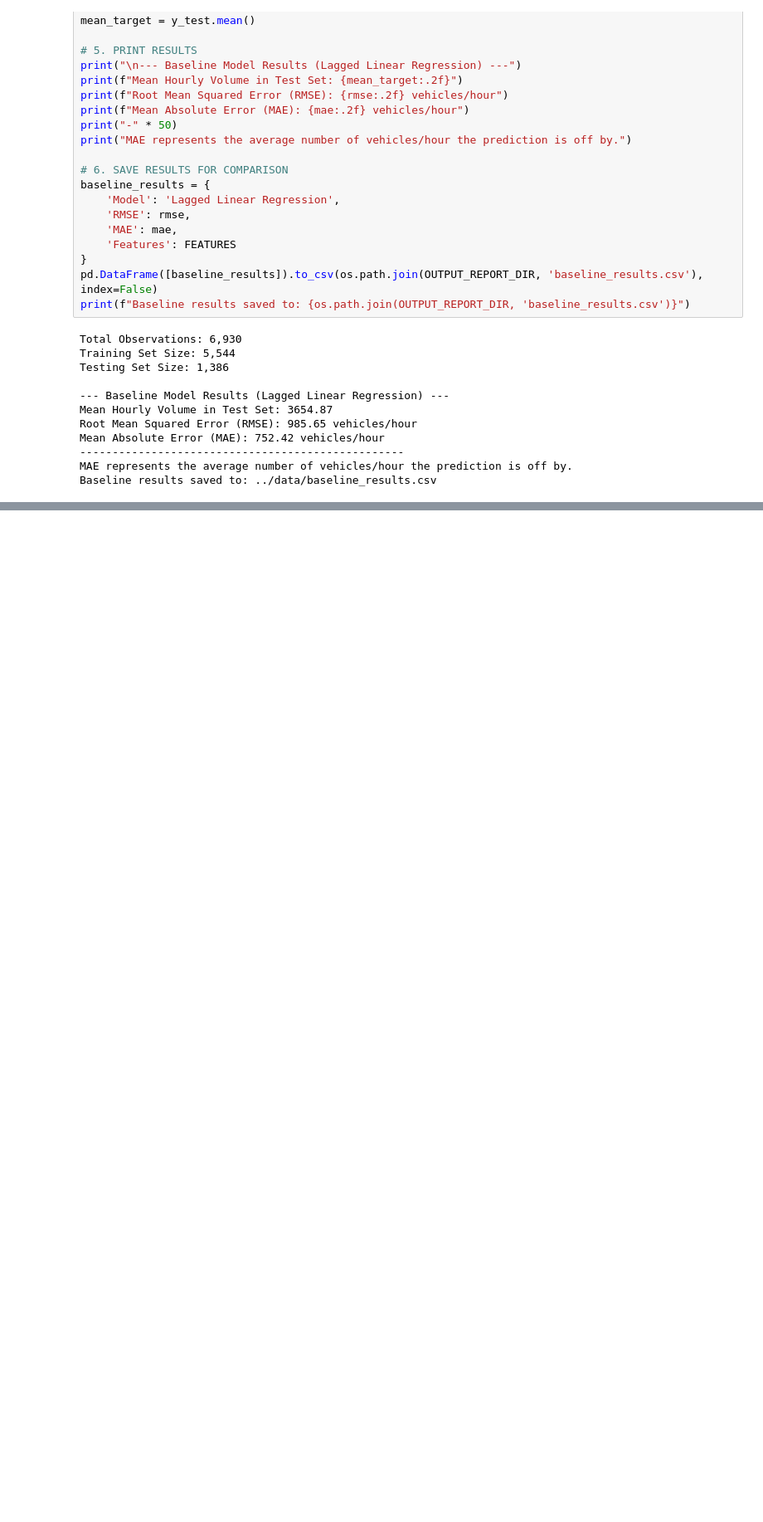
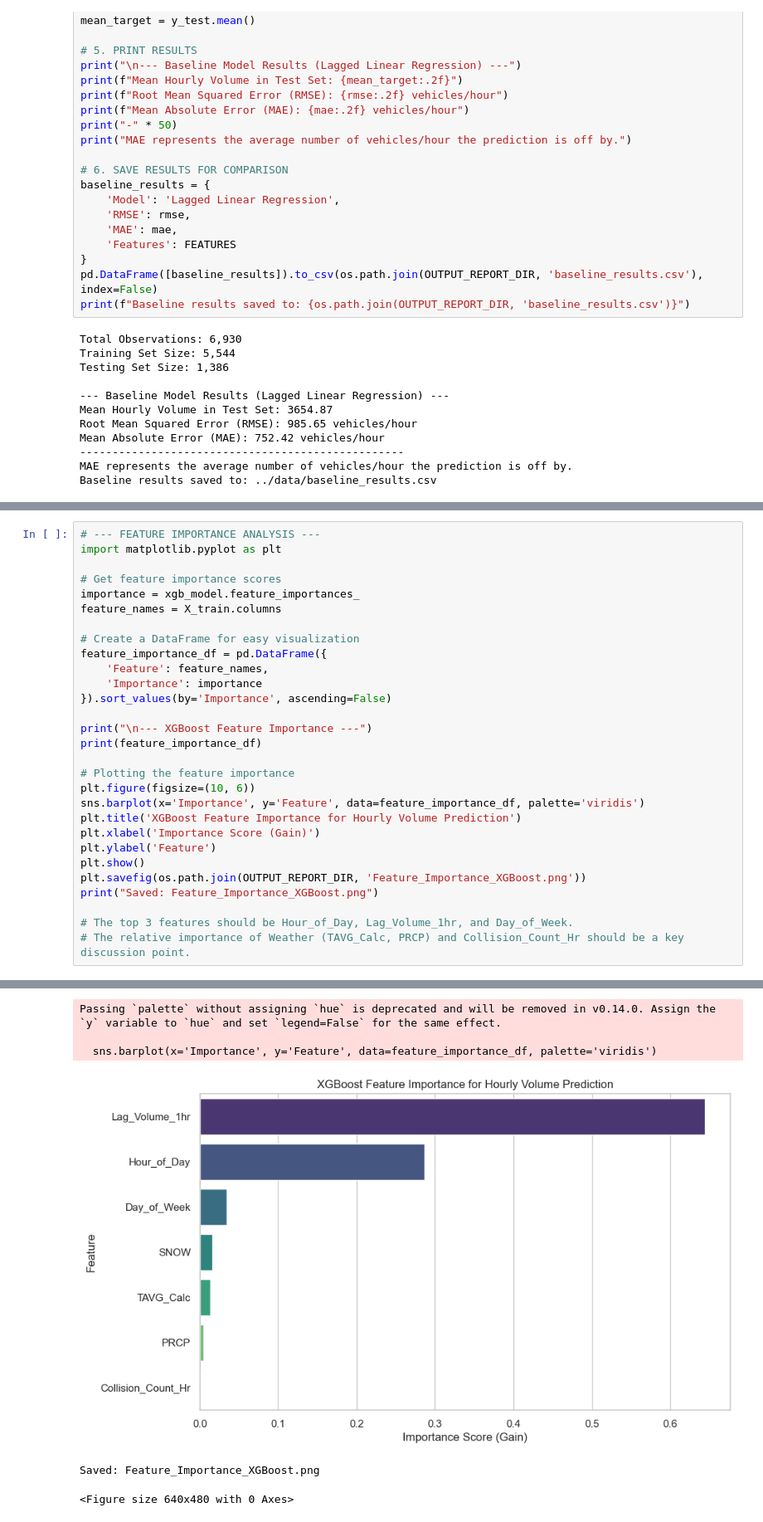
Before and after one commit to belvilleh/group_project, a Jupyter notebook: code/TrafficStudy.ipynb, the cells around one changed output, grey strips where cells are left out. Shown at 83% size. Saved outputs shown, nothing was run; the diff lists cells and outputs as text; blank space fills up the shorter version.

Commit message:
Made updates to add optimal XGBoost
Worked on adding a tuned XGBoost model along with other analytics.

```diff
--- a/code/TrafficStudy.ipynb
+++ b/code/TrafficStudy.ipynb
@@ -413,0 +506,30 @@ Baseline results saved to: ../data/baseline_results.csv
+# %%
+# --- FEATURE IMPORTANCE ANALYSIS ---
+import matplotlib.pyplot as plt
+
+# Get feature importance scores
+importance = xgb_model.feature_importances_
+feature_names = X_train.columns
+
+# Create a DataFrame for easy visualization
+feature_importance_df = pd.DataFrame({
+    'Feature': feature_names,
+    'Importance': importance
+}).sort_values(by='Importance', ascending=False)
+
+print("\n--- XGBoost Feature Importance ---")
+print(feature_importance_df)
+
+# Plotting the feature importance
+plt.figure(figsize=(10, 6))
+sns.barplot(x='Importance', y='Feature', data=feature_importance_df, palette='viridis')
+plt.title('XGBoost Feature Importance for Hourly Volume Prediction')
+plt.xlabel('Importance Score (Gain)')
+plt.ylabel('Feature')
+plt.show()
+plt.savefig(os.path.join(OUTPUT_REPORT_DIR, 'Feature_Importance_XGBoost.png'))
+print("Saved: Feature_Importance_XGBoost.png")
+
+# The top 3 features should be Hour_of_Day, Lag_Volume_1hr, and Day_of_Week.
+# The relative importance of Weather (TAVG_Calc, PRCP) and Collision_Count_Hr should be a key discussion point.
+# %% [output]
@@ -413,0 +545,6 @@ Baseline results saved to: ../data/baseline_results.csv
+Passing `palette` without assigning `hue` is deprecated and will be removed in v0.14.0. Assign the `y` variable to `hue` and set `legend=False` for the same effect.
+
+  sns.barplot(x='Importance', y='Feature', data=feature_importance_df, palette='viridis')
+[figure, added]
+Saved: Feature_Importance_XGBoost.png
+<Figure size 640x480 with 0 Axes>
```
Also changed, not shown: parts of 5 cells of this notebook, 4 other files.
